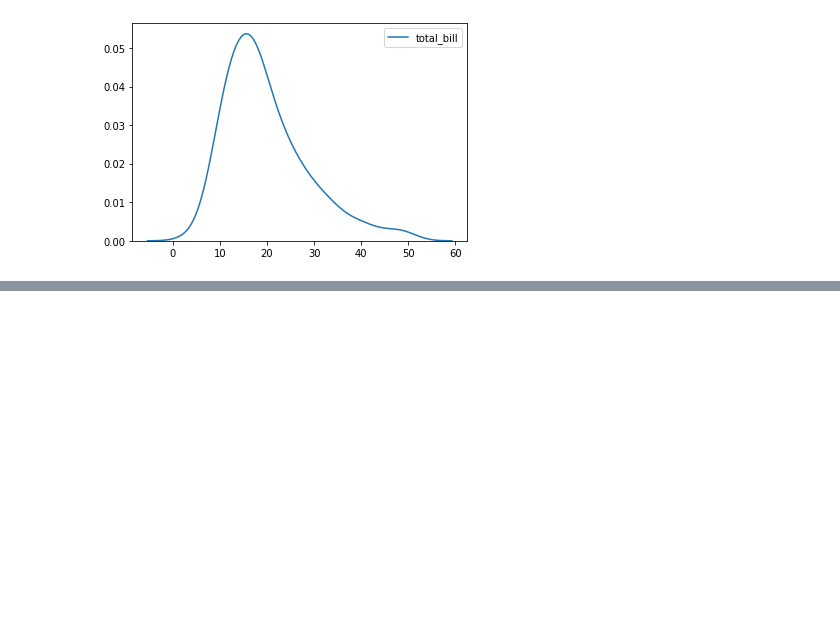
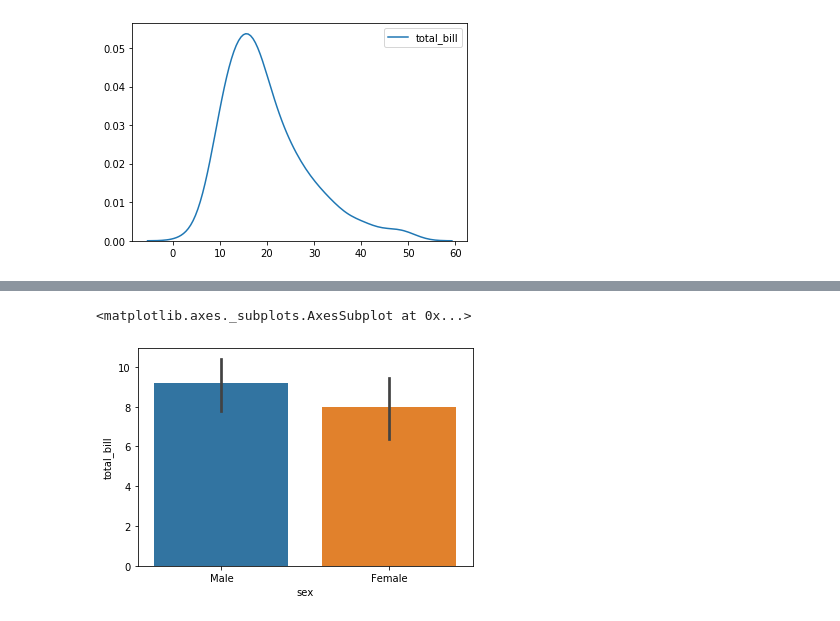
Before and after one commit to aryabhatta22/Python-Tools-For-Machine-Learning, a Jupyter notebook: seaborn.ipynb, the cells around one changed output, grey strips where cells are left out. Saved outputs shown, nothing was run; the diff lists cells and outputs as text; code cells hidden in the pictures; blank space fills up the shorter version.

```diff
--- a/seaborn.ipynb
+++ b/seaborn.ipynb
@@ -77,0 +96,5 @@ sns.kdeplot(tips['total_bill'])   # to get only kernel density estimation curve
+# %%
+sns.barplot(x='sex', y='total_bill', data =tips, estimator =np.std)   # to estimate plot in the basis of standard deviation
+# %% [output]
+<matplotlib.axes._subplots.AxesSubplot at 0x...>
+[figure, added]
```
Also changed, not shown: parts of 47 cells of this notebook.
